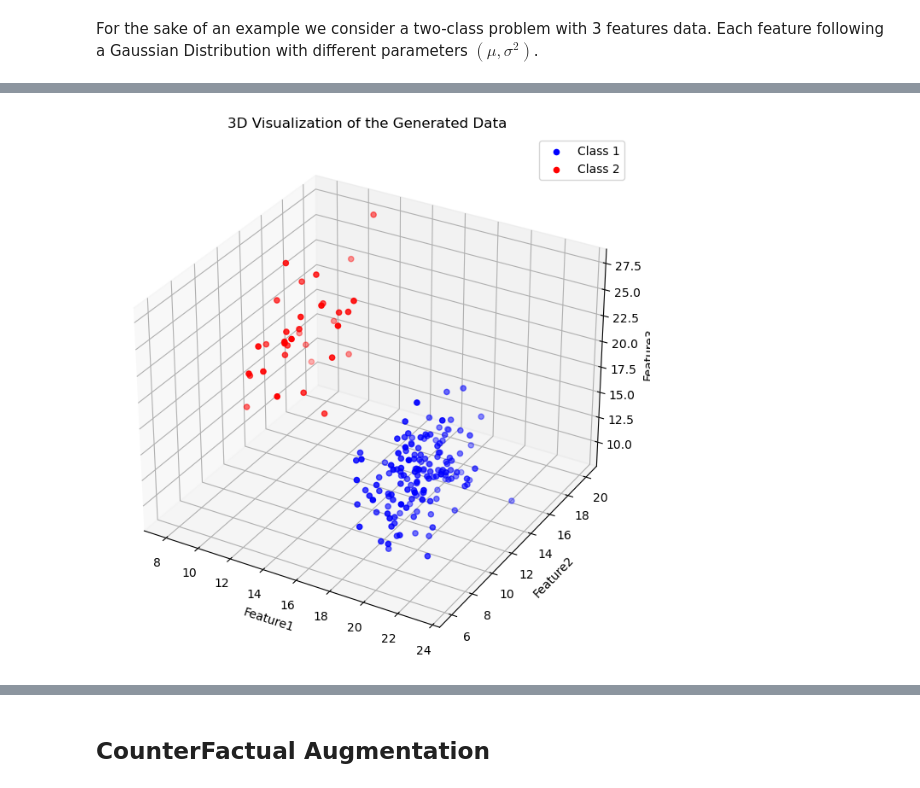
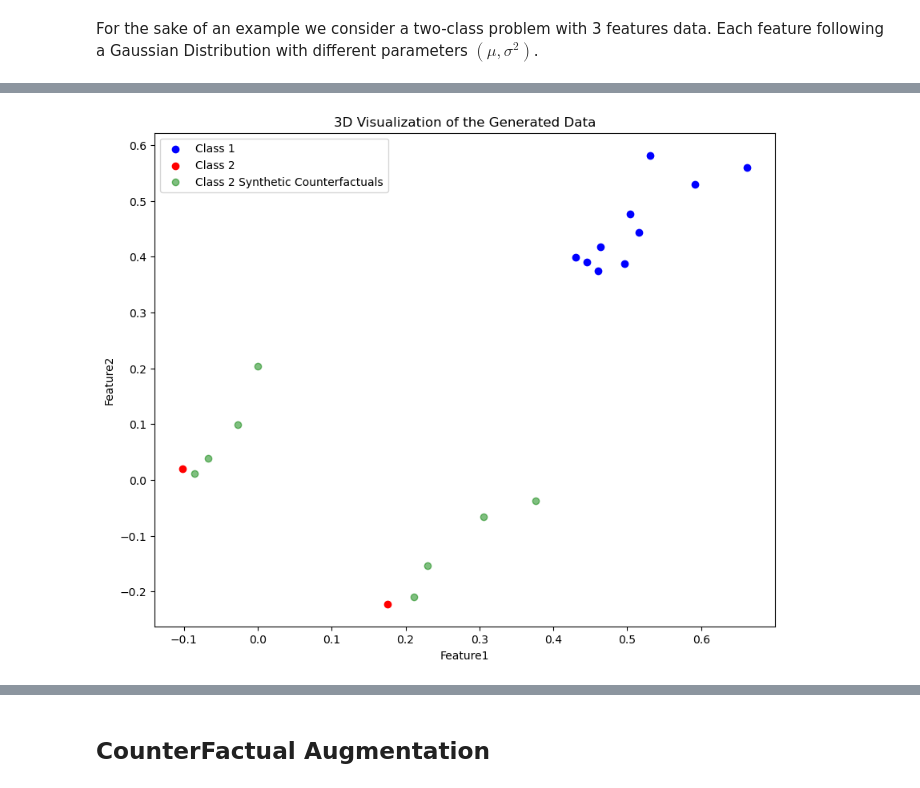
Before and after one commit to DorianJoubaud/CounterFactualAugmentation-CFA, a Jupyter notebook: cfaExample.ipynb, the cells around one changed output, grey strips where cells are left out. Drawn from its saved outputs; the diff is of its cells as text; code cells hidden in the pictures.

Commit message:
CFA code and example

```diff
--- a/cfaExample.ipynb
+++ b/cfaExample.ipynb
@@ -230,0 +74,10 @@ plt.show()
+# %%
+# Creating CFA synthetic counterfactuals data
+# For this example we fix tol very high to show that the algorithm works
+
+cfa = CFA(fd=2, tol=0.6)
+
+X = df[['Feature1', 'Feature2']].values
+y = df['Class'].values
+synthetic_counterfactuals = np.array(cfa.run_cfa(X, y))
+synthetic_counterfactuals
@@ -231,15 +93,7 @@ plt.show()
 # %%
-# Creating CFA synthetic counterfactuals data
-
-
-cfa = CFA( fd=3, tol = 0.1)
-
-X = df[['Feature1', 'Feature2', 'Feature3']].values
-y = df['Class'].values
-synthetic_counterfactuals = cfa.run_cfa(X, y)
 # Add the synthetic counterfactuals to the original data, the class label is 2 (minority classes), add column that indicates the synthetic counterfactuals or not
 
-df_cfa = pd.DataFrame(synthetic_counterfactuals, columns=['Feature1', 'Feature2', 'Feature3'])
+df_cfa = pd.DataFrame(synthetic_counterfactuals, columns=['Feature1', 'Feature2'])
 df_cfa['Class'] = 2
 df_cfa['Synthetic'] = 1
 df_cfa = pd.concat([df, df_cfa], ignore_index=True)
@@ -330,17 +120,24 @@ df.head()
 # %%
-# 3D Plotting
+# 3D Plotting (with synthetic counterfactuals alpha = 0.5)
 fig = plt.figure(figsize=(10, 8))
-ax = fig.add_subplot(111, projection='3d')
+ax = fig.add_subplot(111)
 
-ax.scatter(df_class1['Feature1'], df_class1['Feature2'], df_class1['Feature3'], color='blue', label='Class 1')
-ax.scatter(df_class2['Feature1'], df_class2['Feature2'], df_class2['Feature3'], color='red', label='Class 2')
+#plot points from class 1
+ax.scatter(df_cfa[df_cfa['Class'] == 1]['Feature1'], df_cfa[df_cfa['Class'] == 1]['Feature2'], color='blue', label='Class 1')
+#plot point from class 2 not synthetic counterfactuals
+ax.scatter(df_cfa[(df_cfa['Class'] == 2) & (df_cfa['Synthetic'] == 0)]['Feature1'], df_cfa[(df_cfa['Class'] == 2) & (df_cfa['Synthetic'] == 0)]['Feature2'], color='red', label='Class 2')
+
+#plot point from class 2 synthetic counterfactuals
+ax.scatter(df_cfa[(df_cfa['Class'] == 2) & (df_cfa['Synthetic'] == 1)]['Feature1'], df_cfa[(df_cfa['Class'] == 2) & (df_cfa['Synthetic'] == 1)]['Feature2'], color='green', alpha=0.5, label='Class 2 Synthetic Counterfactuals')
+
+
 
 ax.set_xlabel('Feature1')
 ax.set_ylabel('Feature2')
-ax.set_zlabel('Feature3')
+
 ax.set_title('3D Visualization of the Generated Data')
 ax.legend()
 
 plt.show()
 # %% [output]
-[figure, old version]
+[figure, new version]
```
Also changed, not shown: parts of 24 cells of this notebook, 1 other file.
